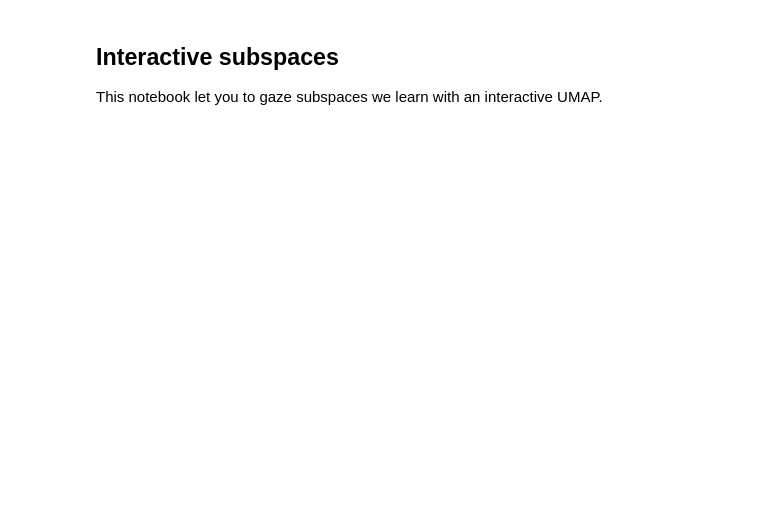
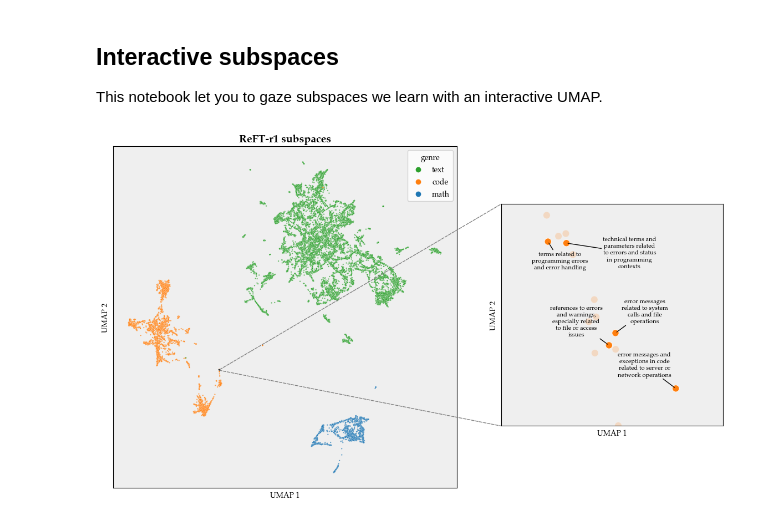
Before and after one commit to stanfordnlp/axbench, a Jupyter notebook: axbench/examples/subspace_gazer.ipynb, the cells around one changed output. Saved outputs shown, nothing was run; the diff lists cells and outputs as text; code cells hidden in the pictures; blank space fills up the shorter version.

```diff
--- a/axbench/examples/subspace_gazer.ipynb
+++ b/axbench/examples/subspace_gazer.ipynb
@@ -36,6 +36,7 @@ umap_lsreft = UMAP(n_components=2, random_state=42).fit_transform(lsreft.float()
 umap_diffmean = UMAP(n_components=2, random_state=42).fit_transform(diffmean.float().numpy())
 # %%
 df_lsreft = pd.DataFrame({
+    'id': [int(m['concept_id']) for m in lsreft_metadata],
     'x': umap_lsreft[:, 0],
     'y': umap_lsreft[:, 1],
     'concept': [m['concept'] for m in lsreft_metadata],    # or any other field
@@ -43,12 +44,104 @@ df_lsreft = pd.DataFrame({
     'method':  'LsReFT'
 })
 df_diffmean = pd.DataFrame({
+    'id': [int(m['concept_id']) for m in lsreft_metadata],
     'x': umap_diffmean[:, 0],
     'y': umap_diffmean[:, 1],
     'concept': [m['concept'] for m in diffmean_metadata],
     'genre':   [get_genre(m) for m in diffmean_metadata],
     'method':  'DiffMean'
 })
+# %%
+import seaborn as sns
+import matplotlib.pyplot as plt
+import matplotlib.patches as patches
+import textwrap
+from adjustText import adjust_text
+
+plt.rcParams['font.family'] = 'P052'
+
+color_map = {
+    "math": "#1f77b4",  # Blue
+    "code": "#ff7f0e",  # Orange
+    "text": "#2ca02c"   # Green
+}
+
+# Define inset IDs
+inset_ids = {14801, 14404, 5656, 4884, 2467}
+df = df_lsreft
+inset_df = df_lsreft[df_lsreft["id"].isin(inset_ids)]
+
+# Create the main plot
+fig, ax = plt.subplots(figsize=(8, 8))
+
+# Scatter plot for all points colored by genre
+sns.scatterplot(data=df, x="x", y="y", hue="genre", palette=color_map, s=3, alpha=0.7, ax=ax)
+
+# Title and labels
+ax.set_title("ReFT-r1 subspaces", fontsize=14, fontweight='bold')
+ax.set_xlabel("UMAP 1")
+ax.set_ylabel("UMAP 2")
+ax.set_xticks([])
+ax.set_yticks([])
+ax.set_facecolor("#efefef")
+
+# Define inset bounds in the main plot
+x_min, x_max = inset_df["x"].min() - 0.01, inset_df["x"].max() + 0.01
+y_min, y_max = inset_df["y"].min() - 0.01, inset_df["y"].max() + 0.01
+inset_df_unlabelled = df[(df["x"] >= x_min) & (df["x"] <= x_max) & (df["y"] >= y_min) & (df["y"] <= y_max)]
+
+# Draw a rectangle around the inset region in the main plot
+rect = patches.Rectangle(
+    (x_min, y_min), x_max - x_min, y_max - y_min,
+    linewidth=1.5, edgecolor='black', facecolor='none', linestyle="dashed"
+)
+ax.add_patch(rect)
+
+# Create an inset for the "code error" cluster, placing it to the right
+inset_ax = fig.add_axes([1, 0.25, 0.5, 0.5])  # (x, y, width, height) outside the main plot
+inset_ax.set_xlabel("UMAP 1")
+inset_ax.set_ylabel("UMAP 2")
+inset_ax.set_facecolor("#efefef")
+
+# Scatter plot for inset
+sns.scatterplot(data=inset_df, x="x", y="y", hue="genre", palette=color_map, s=80, ax=inset_ax, legend=False)
+
+# Adjust text labels dynamically
+texts = []
+for _, row in inset_df.iterrows():
+    wrapped_text = "\n".join(textwrap.wrap(row["concept"], width=20))  # Wrap text at 10 characters
+    text = inset_ax.text(row["x"], row["y"], wrapped_text, fontsize=8, ha='right', color="black")
+    texts.append(text)
+
+# Adjust text to prevent overlap
+adjust_text(texts, ax=inset_ax, force_text=(100, 100), expand=(2, 2.5), min_arrow_len=0, arrowprops=dict(arrowstyle="-", color='black'))
+sns.scatterplot(data=inset_df_unlabelled, x="x", y="y", hue="genre", palette=color_map, s=80, alpha=0.2, ax=inset_ax, legend=False)
+
+# Set inset limits
+inset_ax.set_xlim(x_min, x_max)
+inset_ax.set_ylim(y_min, y_max)
+
+# Remove inset ticks for clarity
+inset_ax.set_xticks([])
+inset_ax.set_yticks([])
+
+# Draw connection lines from the inset region to the inset plot
+con1 = patches.ConnectionPatch(
+    xyA=(x_min, y_min), xyB=(0, 0), coordsA="data", coordsB="axes fraction",
+    axesA=ax, axesB=inset_ax, color="grey", linestyle="dashed"
+)
+con2 = patches.ConnectionPatch(
+    xyA=(x_max, y_max), xyB=(0, 1), coordsA="data", coordsB="axes fraction",
+    axesA=ax, axesB=inset_ax, color="grey", linestyle="dashed"
+)
+fig.add_artist(con1)
+fig.add_artist(con2)
+
+# Show the plot
+plt.savefig("concept16k_umap.pdf", bbox_inches='tight')
+plt.show()
+# %% [output]
+[figure, added]
 # %%
 alt.data_transformers.disable_max_rows()
 
```
Also changed, not shown: parts of 2 cells of this notebook.
